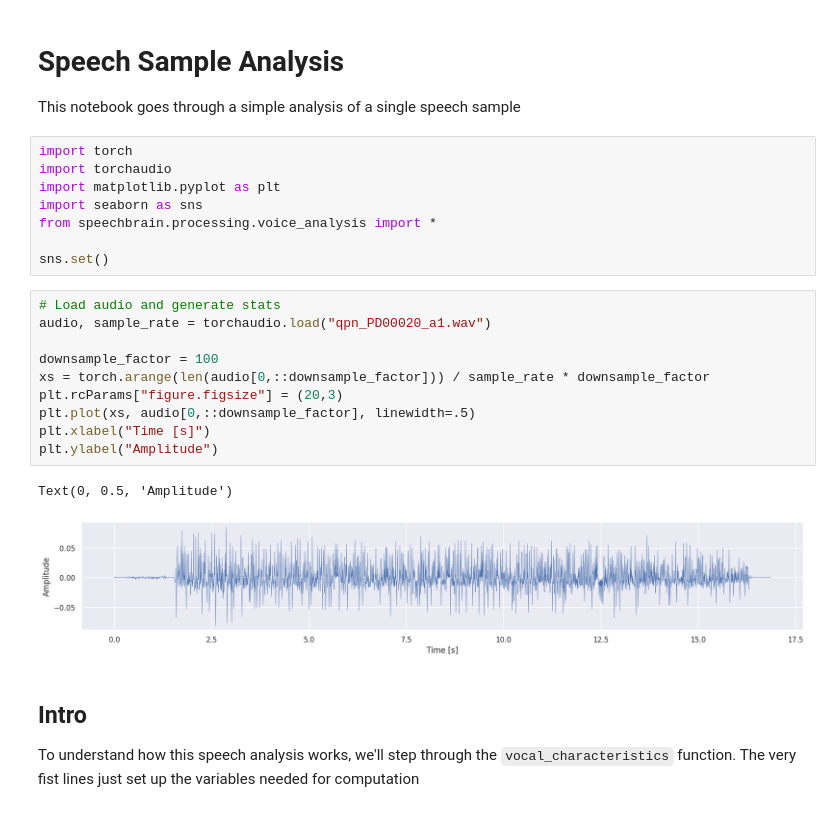
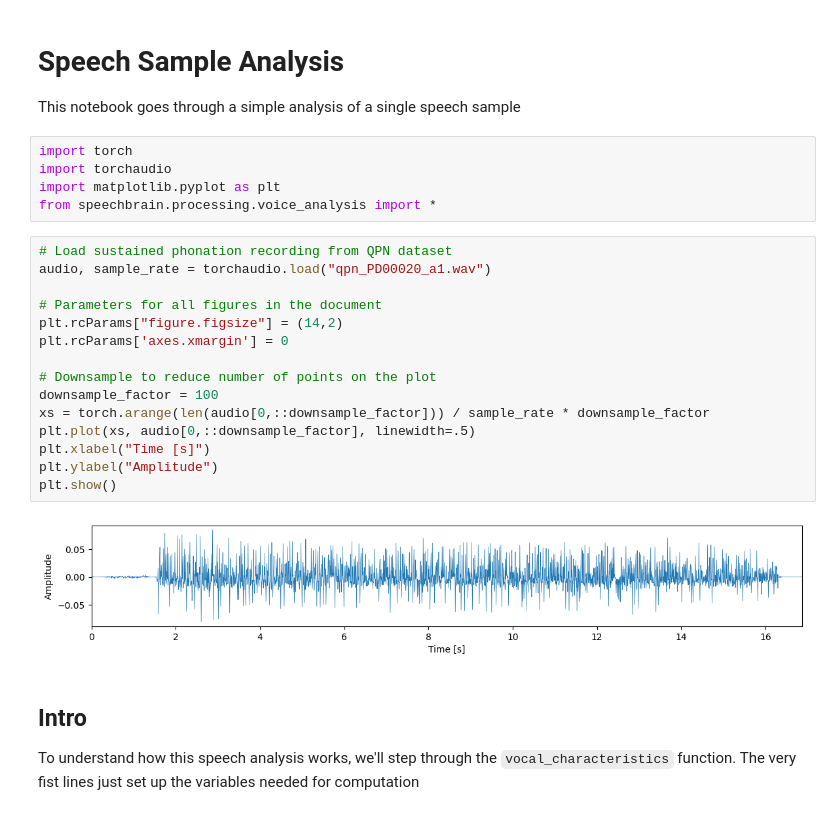
Before and after one commit to pplantinga/ParkinsonSpeechAI, a Jupyter notebook: voice-analysis.ipynb, the cells around one changed output. Drawn from its saved outputs; the diff is of its cells as text.

```diff
--- a/voice-analysis.ipynb
+++ b/voice-analysis.ipynb
@@ -6,23 +6,24 @@ This notebook goes through a simple analysis of a single speech sample
 import torch
 import torchaudio
 import matplotlib.pyplot as plt
-import seaborn as sns
 from speechbrain.processing.voice_analysis import *
-
-sns.set()
 # %%
-# Load audio and generate stats
+# Load sustained phonation recording from QPN dataset
 audio, sample_rate = torchaudio.load("qpn_PD00020_a1.wav")
 
+# Parameters for all figures in the document
+plt.rcParams["figure.figsize"] = (14,2)
+plt.rcParams['axes.xmargin'] = 0
+
+# Downsample to reduce number of points on the plot
 downsample_factor = 100
 xs = torch.arange(len(audio[0,::downsample_factor])) / sample_rate * downsample_factor
-plt.rcParams["figure.figsize"] = (20,3)
 plt.plot(xs, audio[0,::downsample_factor], linewidth=.5)
 plt.xlabel("Time [s]")
 plt.ylabel("Amplitude")
+plt.show()
 # %% [output]
-Text(0, 0.5, 'Amplitude')
-[figure, old version]
+[figure, new version]
 # %% [markdown]
 ## Intro
 
```
Also changed, not shown: parts of 18 cells of this notebook.
